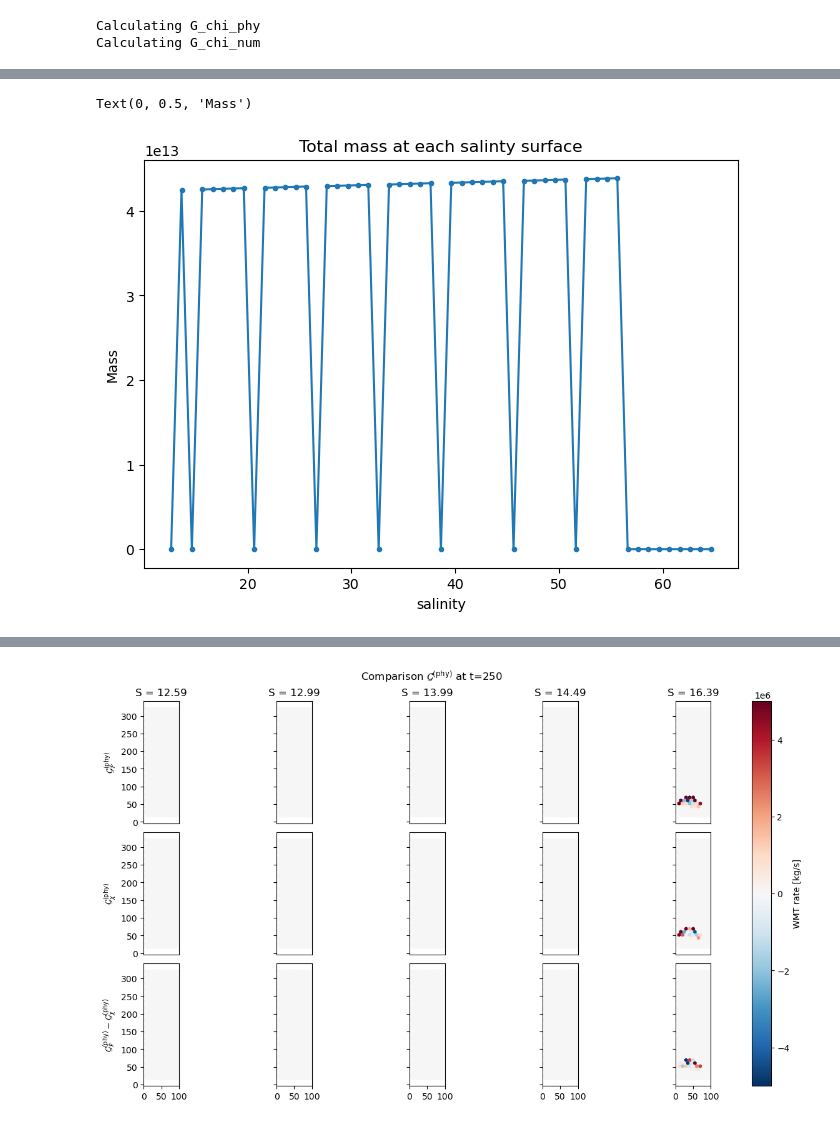
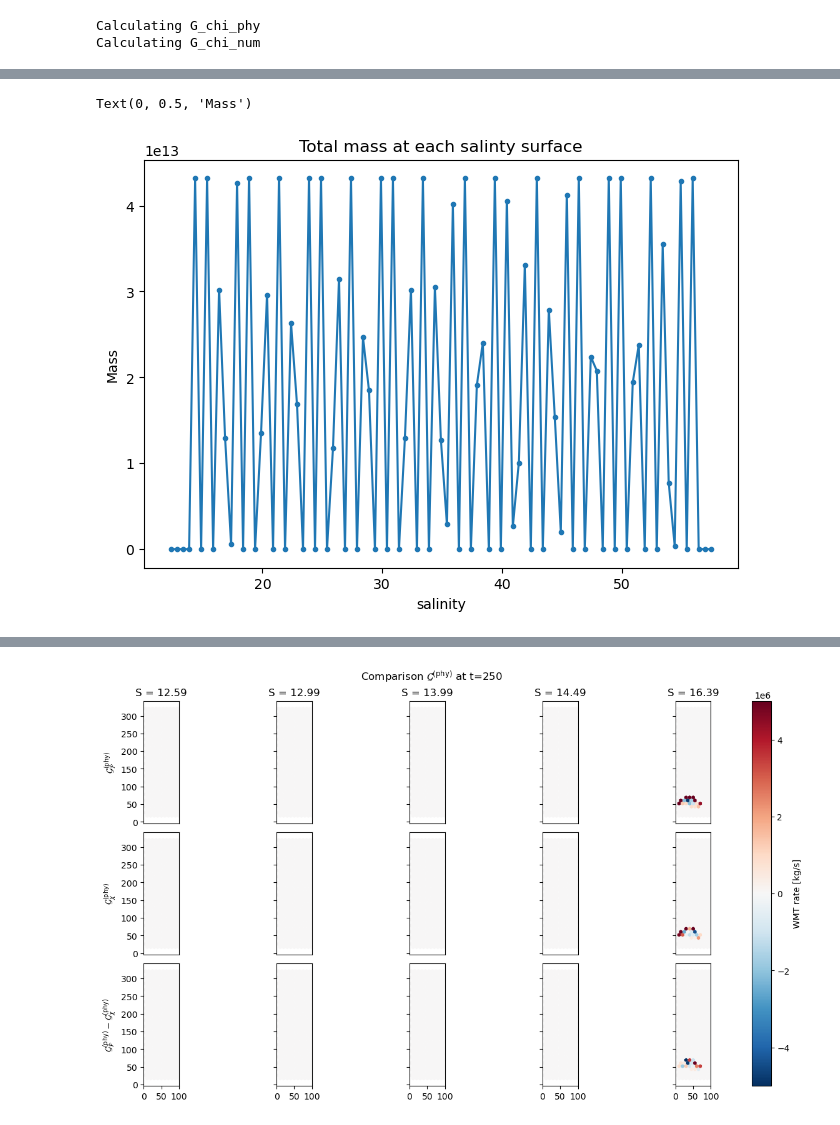
Before and after one commit to kailauyeda/WMT_DVD, a Jupyter notebook: bichan/analysis/preliminary_analysis.ipynb, the cells around one changed output, grey strips where cells are left out. Cells and saved outputs as stored; diff of their text form; code cells hidden in the pictures.

```diff
--- a/bichan/analysis/preliminary_analysis.ipynb
+++ b/bichan/analysis/preliminary_analysis.ipynb
@@ -523,7 +523,7 @@ def find_min_max_idx(da):
 --------
 # %%
 rho_0 = 1026
-target_coord_spacing = 1
+target_coord_spacing = 0.5
 
 G_F_phy_ds, G_chi_phy_ds, G_chi_num_ds, G_phy_comp_ds = calculate_G_mix(rho_0, mesh, avg_ds_output, target_coord_spacing)
 # %% [output]
@@ -537,7 +537,7 @@ Calculating G_chi_num
 # +2 to ensure that the upper and lower bins have Gphy = 0
 
 lower_bound = avg_ds_output.salinity_P1.min() - 2
-upper_bound = avg_ds_output.salinity_P1.max() + 10
+upper_bound = avg_ds_output.salinity_P1.max() + 2
 target_coords_P1 = np.arange(lower_bound,upper_bound,target_coord_spacing)
 target_coords = (target_coords_P1[1:] + target_coords_P1[:-1]) / 2
 
@@ -598,8 +611,8 @@ plt.gca().invert_yaxis()
 # %%
 fig,ax = plt.subplots(nrows=1,ncols=1,constrained_layout=True)
-mass_transform.sum(dim='nCells').isel(Time=0).plot(marker='.')
+mass_transform.sum(dim='nCells').isel(Time=100).plot(marker='.')
 ax.set_title('Total mass at each salinty surface')
 ax.set_ylabel('Mass')
 # %% [output]
 Text(0, 0.5, 'Mass')
-[figure, old version]
+[figure, new version]
```
Also changed, not shown: parts of 25 cells of this notebook, 1 other file.
